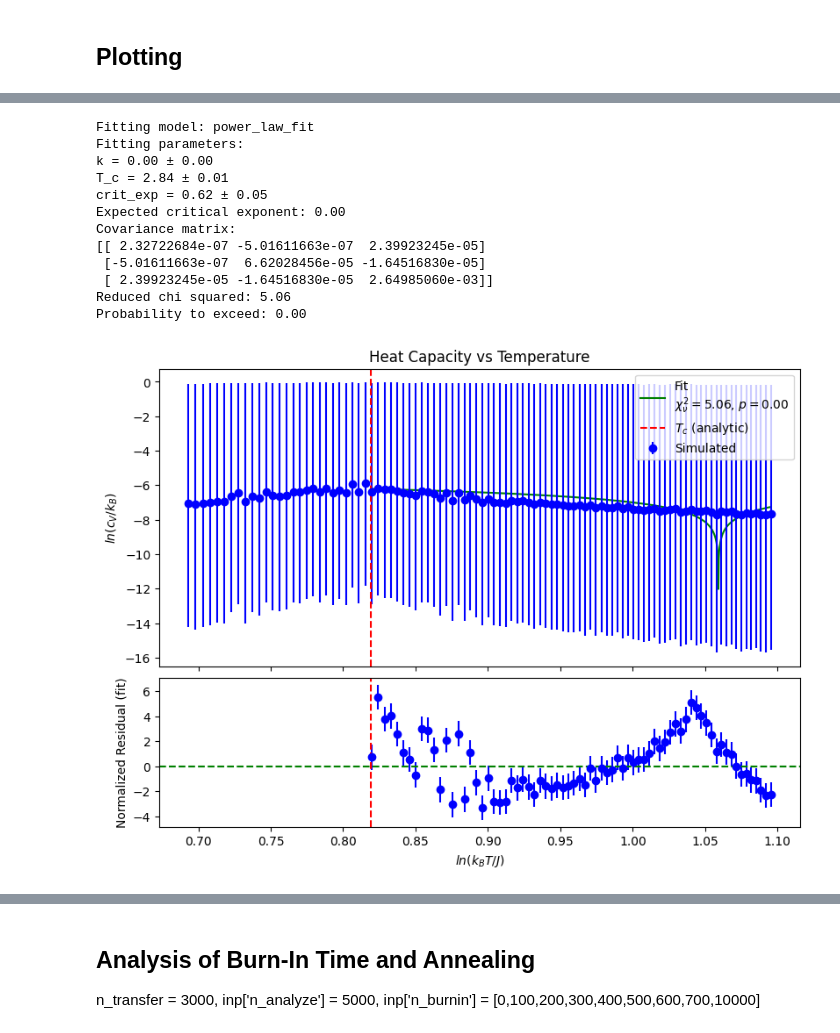
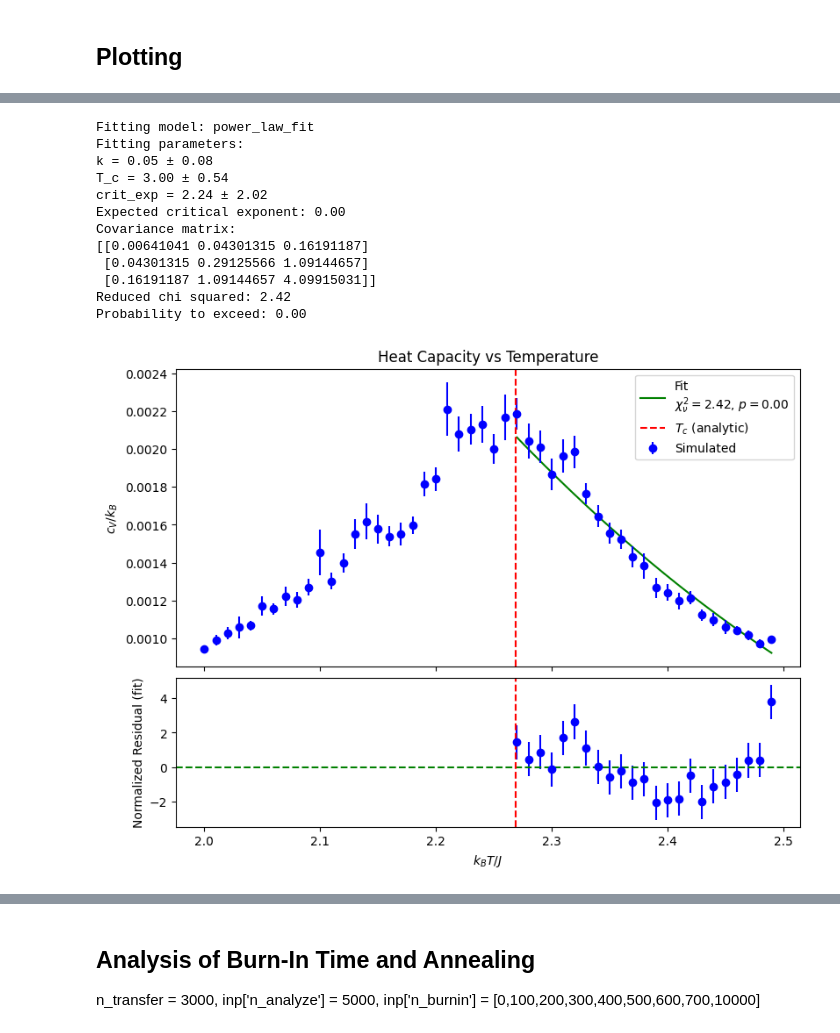
Before and after one commit to DarkLordProgrammer/ising, a Jupyter notebook: ising_plot_wyatt.ipynb, the cells around one changed output, grey strips where cells are left out. Drawn from its saved outputs; the diff is of its cells as text; code cells hidden in the pictures.

```diff
--- a/ising_plot_wyatt.ipynb
+++ b/ising_plot_wyatt.ipynb
@@ -423,13 +434,15 @@ def create_plot(X, X_symbol=r"?", X_name=r"???", X_c = None, X_c_symbol = None,
     ax.set_title(f'{Y_name} vs {X_name}')
     plt.show()
 # %%
-def create_T_plot(mean, std=None, symbol=r"?", name=r"???", get_analytic=None, log_plot = True, fitting_model=power_law_fit, expected_crit_exp = 1.0, from_above=True):
-   create_plot(X=T, X_symbol=r"k_B T / J", X_name=r"Temperature", X_c = T_c_analytic, X_c_symbol="T", Y_mean=mean, Y_std=std, Y_symbol=symbol, Y_name=name, get_Y_analytic=get_analytic, log_plot = log_plot, fitting_model=fitting_model, expected_crit_exp = expected_crit_exp, from_above=from_above)
+def create_T_plot(mean, std=None, symbol=r"?", name=r"???", get_analytic=None, log_plot = True, fitting_model=power_law_fit, expected_crit_exp = 1.0, from_above=True, T_filt=None):
+   if T_filt is None:
+      T_filt = T
+   create_plot(X=T_filt, X_symbol=r"k_B T / J", X_name=r"Temperature", X_c = T_c_analytic, X_c_symbol="T", Y_mean=mean, Y_std=std, Y_symbol=symbol, Y_name=name, get_Y_analytic=get_analytic, log_plot = log_plot, fitting_model=fitting_model, expected_crit_exp = expected_crit_exp, from_above=from_above)
 # %%
-def create_d_plot(mean, std=None, symbol=r"?", name=r"???", get_analytic=None, log_plot = True, fitting_model=power_law_exp_decay_fit, expected_crit_exp = 1/4, from_above=True):
-   create_plot(X=[i for i in range(1,len(mean)+1)], X_symbol=r"x", X_name=r"Normalized Separation Distance", Y_mean=mean, Y_std=std, Y_symbol=symbol, Y_name=name, get_Y_analytic=get_analytic, log_plot = log_plot, fitting_model=fitting_model, expected_crit_exp = expected_crit_exp, from_above=from_above)
+def create_d_plot(mean, std=None, symbol=r"?", name=r"???", get_analytic=None, log_plot = True, fitting_model=power_law_exp_decay_fit, expected_crit_exp = 1/4, from_above=True, print_summary = True):
+   create_plot(X=np.array([i for i in range(1,len(mean)+1)]), X_symbol=r"x", X_name=r"Normalized Separation Distance", Y_mean=mean, Y_std=std, Y_symbol=symbol, Y_name=name, get_Y_analytic=get_analytic, log_plot = log_plot, fitting_model=fitting_model, expected_crit_exp = expected_crit_exp, from_above=from_above, print_summary=print_summary)
 def d_fit(mean, std=None, symbol=r"?", name=r"???", get_analytic=None, log_plot = True, fitting_model=power_law_exp_decay_fit, expected_crit_exp = 1/4, print_summary = True):
-   return fit(fitting_model=fitting_model, X=[i for i in range(1,len(mean)+1)], X_c = None, Y_mean=mean, Y_std=std, expected_crit_exp=expected_crit_exp, print_summary=print_summary)
+   return fit(fitting_model=fitting_model, X=np.array([i for i in range(1,len(mean)+1)]), X_c = None, Y_mean=mean, Y_std=std, expected_crit_exp=expected_crit_exp, print_summary=print_summary)
 # %% [markdown]
 ## Single CSV Plots
 # %%
@@ -502,3 +499,4 @@ xi_std = np.array(xi_std)
 # %%
-create_plot(X=T_selected, X_symbol='T', X_name='Temperature', X_c = T_c_analytic, X_c_symbol='T', Y_mean = xi_mean, Y_std = xi_std, Y_symbol=r'\xi', Y_name='Correlation Length', log_plot=False, expected_crit_exp=1.0, fitting_model=power_law_fit_neg)
+T_filt, xi_mean, xi_std = get_xi_vs_T(T, R_mean_matrix, R_std_matrix, T_range = 0.05, plot_d_scan=True) #Only consider T values close to T_c
+create_T_plot(mean=xi_mean, std=xi_std, symbol=r'\xi', name='Correlation Length', log_plot = False, expected_crit_exp=0.0, fitting_model=power_law_exp_decay_fit, T_filt=T_filt) #zeros_like forces std to default which is then propagated for ln
 # %% [output]
@@ -508,6 +607,8 @@ ValueError: `ydata` must not be empty!
 # %% [markdown]
 ## Pandas to Numpy
 # %%
+T_xi_range = 0.1 #Only consider T values close to T_c
+
 #All files in directory
 E_means = []
 E_stds = []
@@ -517,15 +618,20 @@ R_means = []
 R_stds = []
 cVs = []
 chis = []
+T_xi = None
+xi_means = []
+xi_stds = []
+
 for (data,corr) in zip(datas,corrs):
     T, E_mean, E_std, M_mean, M_std= data.T.to_numpy()
     corr_data = corr.T.to_numpy()
     T_corr = corr_data[0]
     assert (T==T_corr).all(), "The correlation CSV is not synced properly with the main CSV"
     R_data = corr_data[1:]
-    R_mean, R_std = [R_data[i] for i in range(0,len(R_data),2)], [R_data[i] for i in range(1,len(R_data),2)]
+    R_mean, R_std = np.array([R_data[i] for i in range(0,len(R_data),2)]), np.array([R_data[i] for i in range(1,len(R_data),2)])
     cV = np.square(E_std)/np.square(T) #In units where k_B = 1
     chi = np.square(M_std)/T #In units where k_B = 1
+    T_xi, xi_mean, xi_std = get_xi_vs_T(T,R_mean, R_std, T_range = T_xi_range) #Only consider T values close to T_c
     E_means.append(E_mean)
     E_stds.append(E_std)
     M_means.append(M_mean)
@@ -534,6 +640,8 @@ for (data,corr) in zip(datas,corrs):
     R_stds.append(R_std)
     cVs.append(cV)
     chis.append(chi)
+    xi_means.append(xi_mean)
+    xi_stds.append(xi_std)
 
 E_weights = np.array(E_stds)**-2
 E_est = np.average(E_means, axis=0, weights=E_weights)
@@ -543,6 +651,13 @@ M_est = np.average(M_means, axis=0, weights=M_weights)
 M_est_std = 1/np.sqrt(np.sum(M_weights,axis=0))
 M_abs_est = np.average(np.abs(M_means), axis=0, weights=M_weights)
 
+xi_weights = np.array(xi_stds)**-2
+xi_est = np.average(xi_means, axis=0, weights=xi_weights)
+xi_est_std = 1/np.sqrt(np.sum(xi_weights,axis=0))
+xi_abs_est = np.average(np.abs(xi_means), axis=0, weights=xi_weights)
+xi_abs_est_std = xi_est_std
+
+
 R_weights = np.array(R_stds)**-2
 R_est = np.average(R_means, axis=0, weights=R_weights)
 R_est_std = 1/np.sqrt(np.sum(R_weights,axis=0))
@@ -610,16 +738,16 @@ Probability to exceed: 0.00
 # %%
-create_T_plot(cV_mean, cV_std+0.0001, symbol=r'c_{V}/k_{B}', name='Heat Capacity', log_plot = True, expected_crit_exp=0.0) #zeros_like forces std to default which is then propagated for ln
+create_T_plot(cV_mean, cV_std, symbol=r'c_{V}/k_{B}', name='Heat Capacity', log_plot = False, expected_crit_exp=0.0) #zeros_like forces std to default which is then propagated for ln
 # %% [output]
 Fitting model: power_law_fit
 Fitting parameters:
-k = 0.00 ± 0.00
-T_c = 2.84 ± 0.01
-crit_exp = 0.62 ± 0.05
+k = 0.05 ± 0.08
+T_c = 3.00 ± 0.54
+crit_exp = 2.24 ± 2.02
 Expected critical exponent: 0.00
 Covariance matrix:
-[[ 2.32722684e-07 -5.01611663e-07  2.39923245e-05]
- [-5.01611663e-07  6.62028456e-05 -1.64516830e-05]
- [ 2.39923245e-05 -1.64516830e-05  2.64985060e-03]]
-Reduced chi squared: 5.06
+[[0.00641041 0.04301315 0.16191187]
+ [0.04301315 0.29125566 1.09144657]
+ [0.16191187 1.09144657 4.09915031]]
+Reduced chi squared: 2.42
 Probability to exceed: 0.00
-[figure, old version]
+[figure, new version]
```
Also changed, not shown: parts of 20 cells of this notebook.
